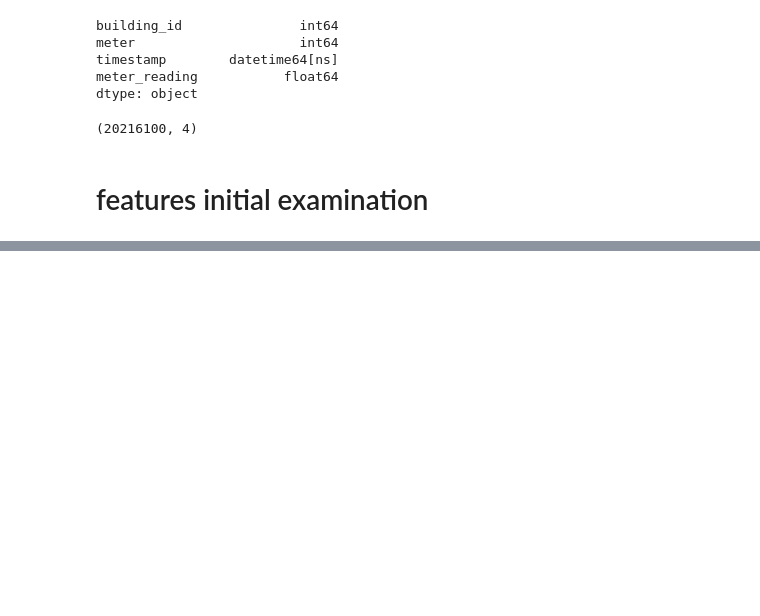
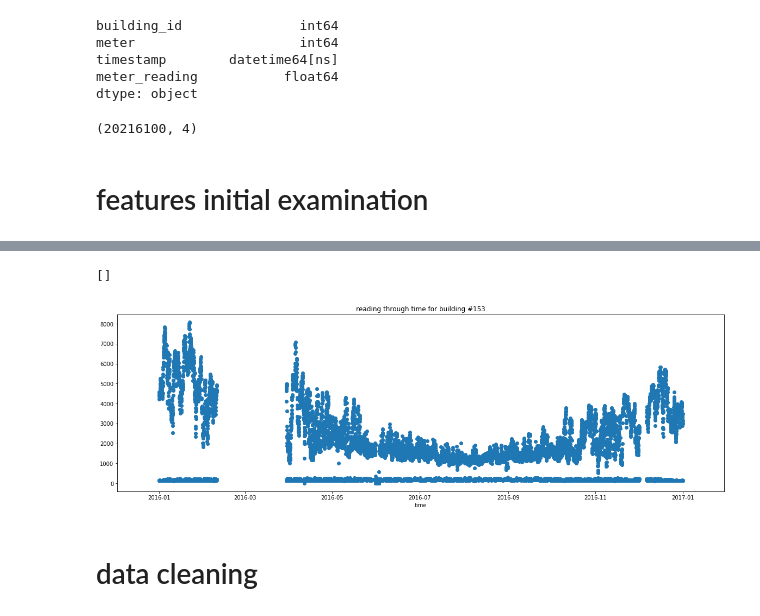
Before and after one commit to ItayElizur/kaggle_energy, a Jupyter notebook: train data examination.ipynb, the cells around one changed output, grey strips where cells are left out. Drawn from its saved outputs; the diff is of its cells as text; code cells hidden in the pictures; blank space fills up the shorter version.

```diff
--- a/train data examination.ipynb
+++ b/train data examination.ipynb
@@ -36,0 +131,12 @@ train['meter_reading'].value_counts()[0]/train.shape[0]
+# %%
+building_id = 1427
+fig, ax = plt.subplots(1, 1, figsize = (20, 6))
+ax.scatter(train[train['building_id'] == building_id]['timestamp'], train[train['building_id'] == building_id]['meter_reading'])
+ax.set_xlabel('time')
+ax.set_title('reading through time for building #153')
+plt.plot()
+# %% [output]
+[]
+[figure, added]
+# %% [markdown]
+# data cleaning
```
Also changed, not shown: parts of 36 cells of this notebook.
